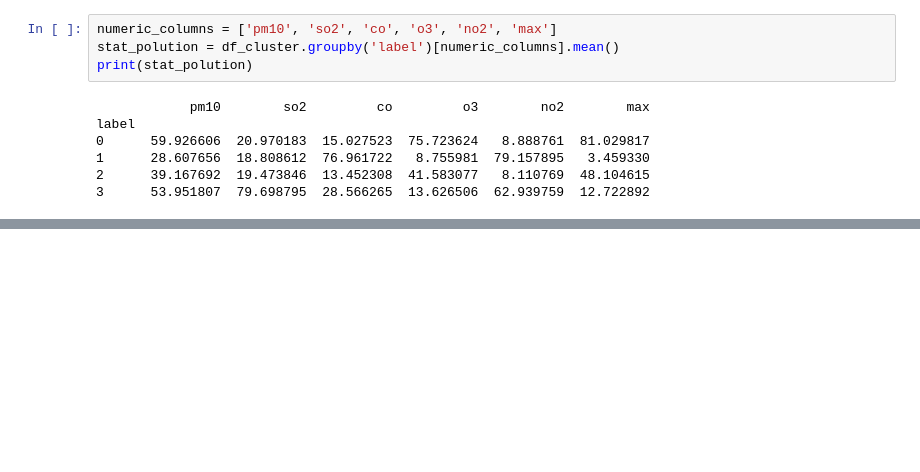
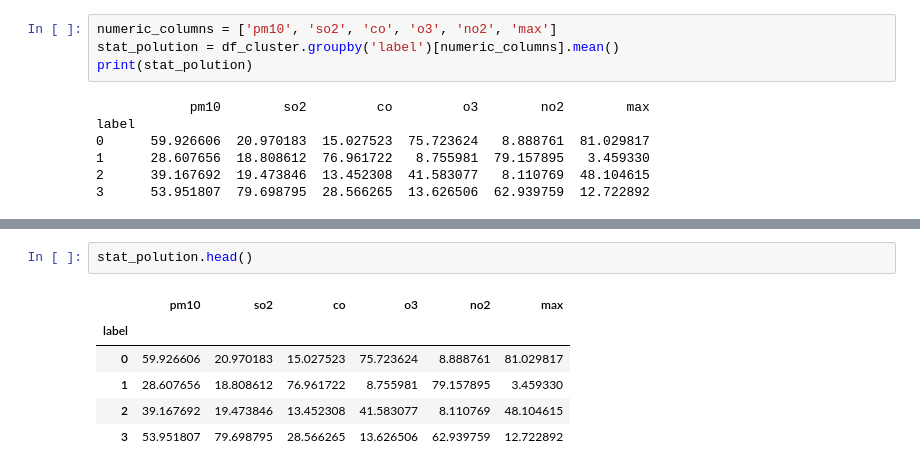
Before and after one commit to aryoeska/DS_Project, a Jupyter notebook: Clustering Air Polution in Jakarta/notebook2.ipynb, the cells around one changed output, grey strips where cells are left out. Saved outputs shown, nothing was run; the diff lists cells and outputs as text; blank space fills up the shorter version.

```diff
--- a/Clustering Air Polution in Jakarta/notebook2.ipynb
+++ b/Clustering Air Polution in Jakarta/notebook2.ipynb
@@ -397,0 +407,9 @@ label
+# %%
+stat_polution.head()
+# %% [output]
+|  | pm10 | so2 | co | o3 | no2 | max |
+| label |  |  |  |  |  |  |
+| 0 | 59.926606 | 20.970183 | 15.027523 | 75.723624 | 8.888761 | 81.029817 |
+| 1 | 28.607656 | 18.808612 | 76.961722 | 8.755981 | 79.157895 | 3.459330 |
+| 2 | 39.167692 | 19.473846 | 13.452308 | 41.583077 | 8.110769 | 48.104615 |
+| 3 | 53.951807 | 79.698795 | 28.566265 | 13.626506 | 62.939759 | 12.722892 |
```
Also changed, not shown: parts of 2 cells of this notebook, 1 other file.
